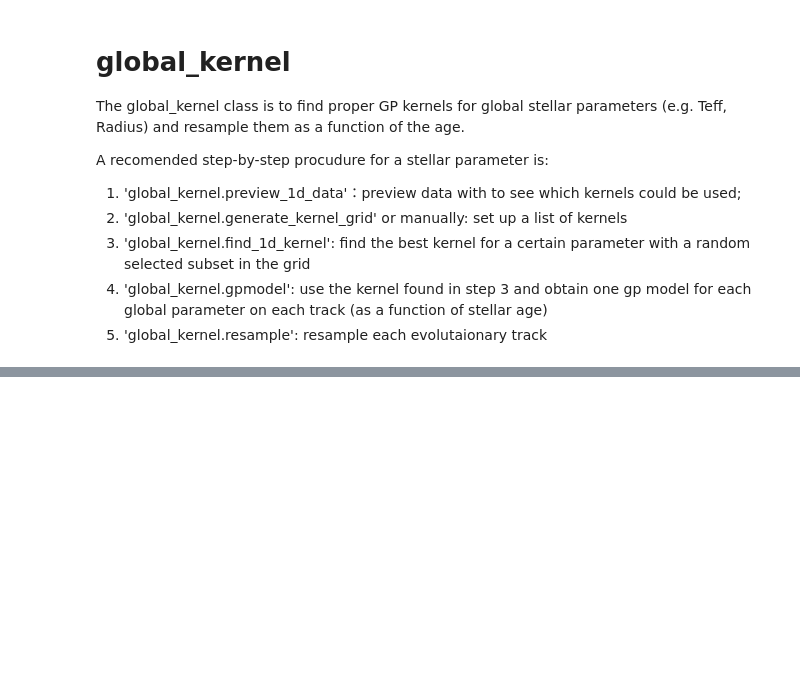
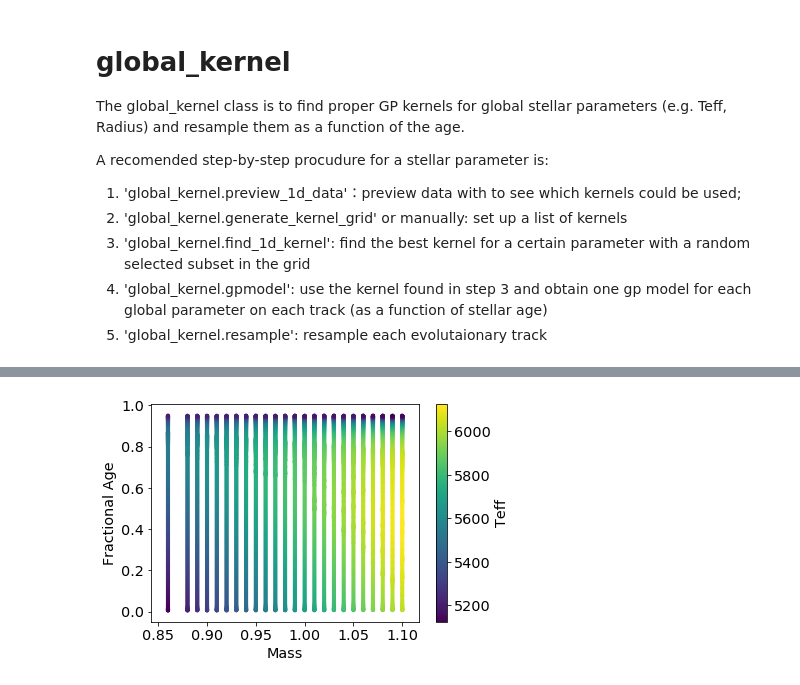
Before and after one commit to litanda/GPflow, a Jupyter notebook: GP_Grid_2D_Tanda.ipynb, the cells around one changed output, grey strips where cells are left out. Cells and saved outputs as stored; diff of their text form; code cells hidden in the pictures; blank space fills up the shorter version.

```diff
--- a/GP_Grid_2D_Tanda.ipynb
+++ b/GP_Grid_2D_Tanda.ipynb
@@ -176,5 +177,5 @@ The purpose of vasual inspection is find out which kernals may work for the para
 # %%
-datadr = '/Users/litz/Documents/GitHub/data/simple_grid_mixed_modes_subset1/'
+datadr = '/Users/litz/Documents/GitHub/data/simple_grid_mixed_modes_feh0.5/'
 savedr = '/Users/litz/Documents/GitHub/GPflow/2d-teff/'
 # %%
 g2 = global_2d_kernel()
@@ -429,0 +190,15 @@ plt.ylabel(r'err_Teff (K)')
+# %%
+fundimential = ['star_mass', 'frac_age','star_age']
+fundimential_value = []
+
+observable = ['effective_T' , 'log_g']
+observable_value = [5777.0, 4.44]
+observable_error = [250.0, 0.25]
+
+
+df = g2.get_data_of_a_grid(condition = '*feh0.5*.csv', number = None,
+                           x = fundimential, y = observable,
+                           xrange = None,
+                           y_value = None,#observable_value,
+                           y_error = None, #observable_error,
+                           validation_frac = 0.4)
@@ -429,0 +232,9 @@ plt.ylabel(r'err_Teff (K)')
+# %%
+fig, ax = plt.subplots()
+cp = ax.scatter(df['star_mass'], df['frac_age'], c = df['effective_T'], s = 10)
+ax.set_xlabel('Mass')
+ax.set_ylabel('Fractional Age')
+char = plt.colorbar(cp)
+char.set_label('Teff')
+# %% [output]
+[figure, added]
```
Also changed, not shown: parts of 72 cells of this notebook, 4 other files.
